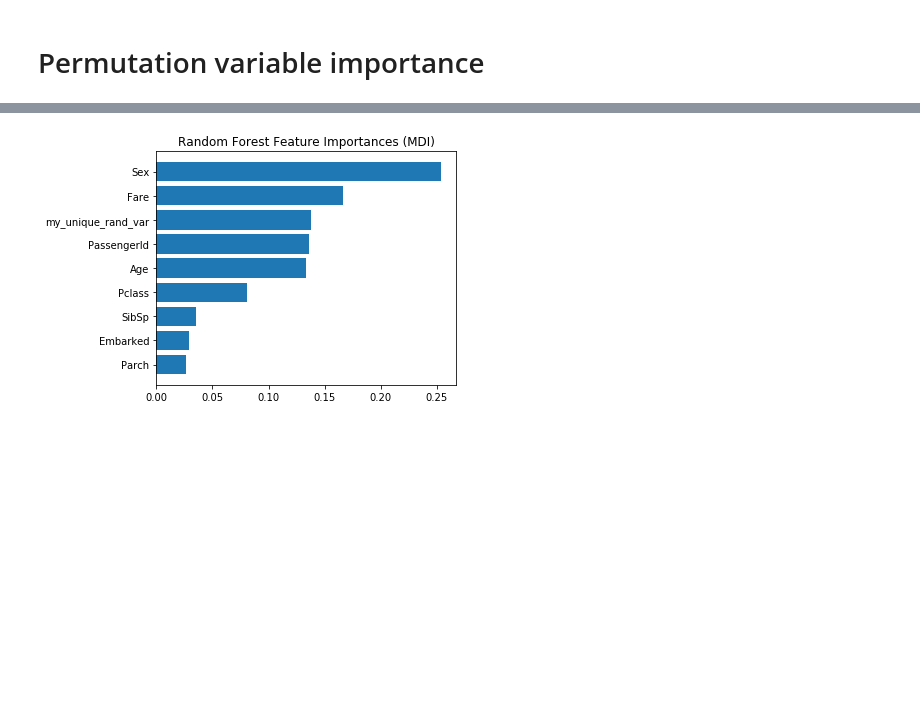
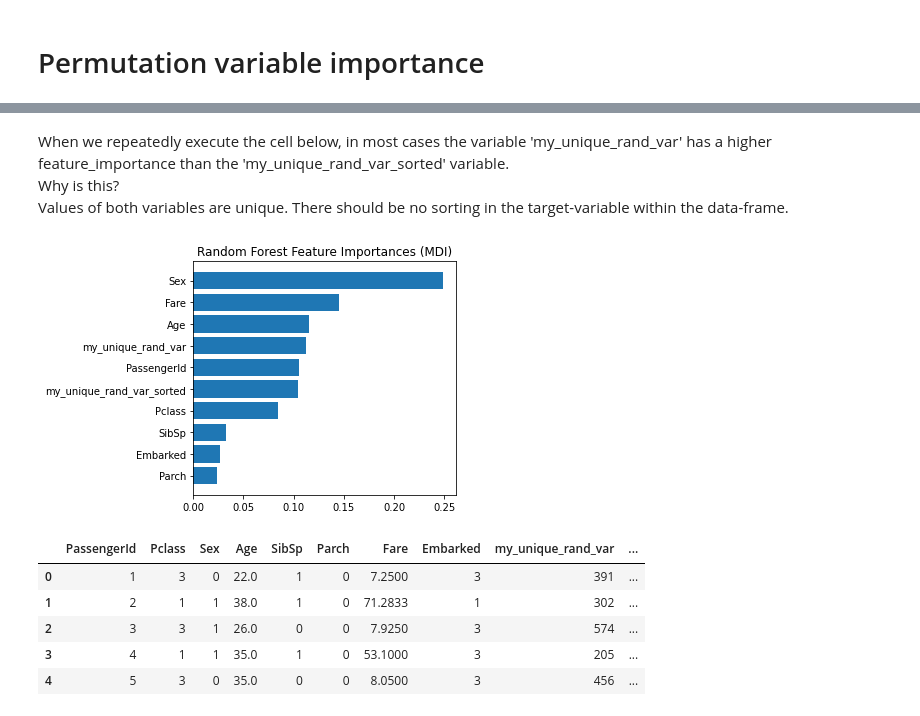
Before and after one commit to nitram-bot/fhnw_lecture, a Jupyter notebook: notebooks/variable_importance.ipynb, the cells around one changed output, grey strips where cells are left out. Cells and saved outputs as stored; diff of their text form; code cells hidden in the pictures; blank space fills up the shorter version.

```diff
--- a/notebooks/variable_importance.ipynb
+++ b/notebooks/variable_importance.ipynb
@@ -231,9 +298,14 @@ plt.show()
+# %% [markdown]
+When we repeatedly execute the cell below, in most cases the variable 'my_unique_rand_var' has a higher feature_importance than the 'my_unique_rand_var_sorted' variable.<br>
+Why is this?<br>
+Values of both variables are unique. There should be no sorting in the target-variable within the data-frame.
 # %%
-# simple random variable not all values unique (vs. PassengerId)
+# simple random variable all values unique (vs. PassengerId)
 
 from numpy.random import choice
 train_rand_all_unique = train.copy()
 train_rand_all_unique['my_unique_rand_var'] = choice(np.arange(train.shape[0]), train.shape[0], replace=False)
+train_rand_all_unique['my_unique_rand_var_sorted'] = np.arange(train.shape[0])
 rf_rand_all_unique = RandomForestClassifier()
 rf_rand_all_unique.fit(train_rand_all_unique, survived)
 tree_feature_importances = rf_rand_all_unique.feature_importances_
@@ -248,4 +320,13 @@ ax.set_title("Random Forest Feature Importances (MDI)")
 fig.tight_layout()
 plt.show()
 # %% [output]
-[figure, old version]
+[figure, new version]
+# %%
+train_rand_all_unique.head()
+# %% [output]
+|  | PassengerId | Pclass | Sex | Age | SibSp | Parch | Fare | Embarked | my_unique_rand_var | ... |
+| 0 | 1 | 3 | 0 | 22.0 | 1 | 0 | 7.2500 | 3 | 391 | ... |
+| 1 | 2 | 1 | 1 | 38.0 | 1 | 0 | 71.2833 | 1 | 302 | ... |
+| 2 | 3 | 3 | 1 | 26.0 | 0 | 0 | 7.9250 | 3 | 574 | ... |
+| 3 | 4 | 1 | 1 | 35.0 | 1 | 0 | 53.1000 | 3 | 205 | ... |
+| 4 | 5 | 3 | 0 | 35.0 | 0 | 0 | 8.0500 | 3 | 456 | ... |
```
Also changed, not shown: parts of 33 cells of this notebook, 1 other file.
